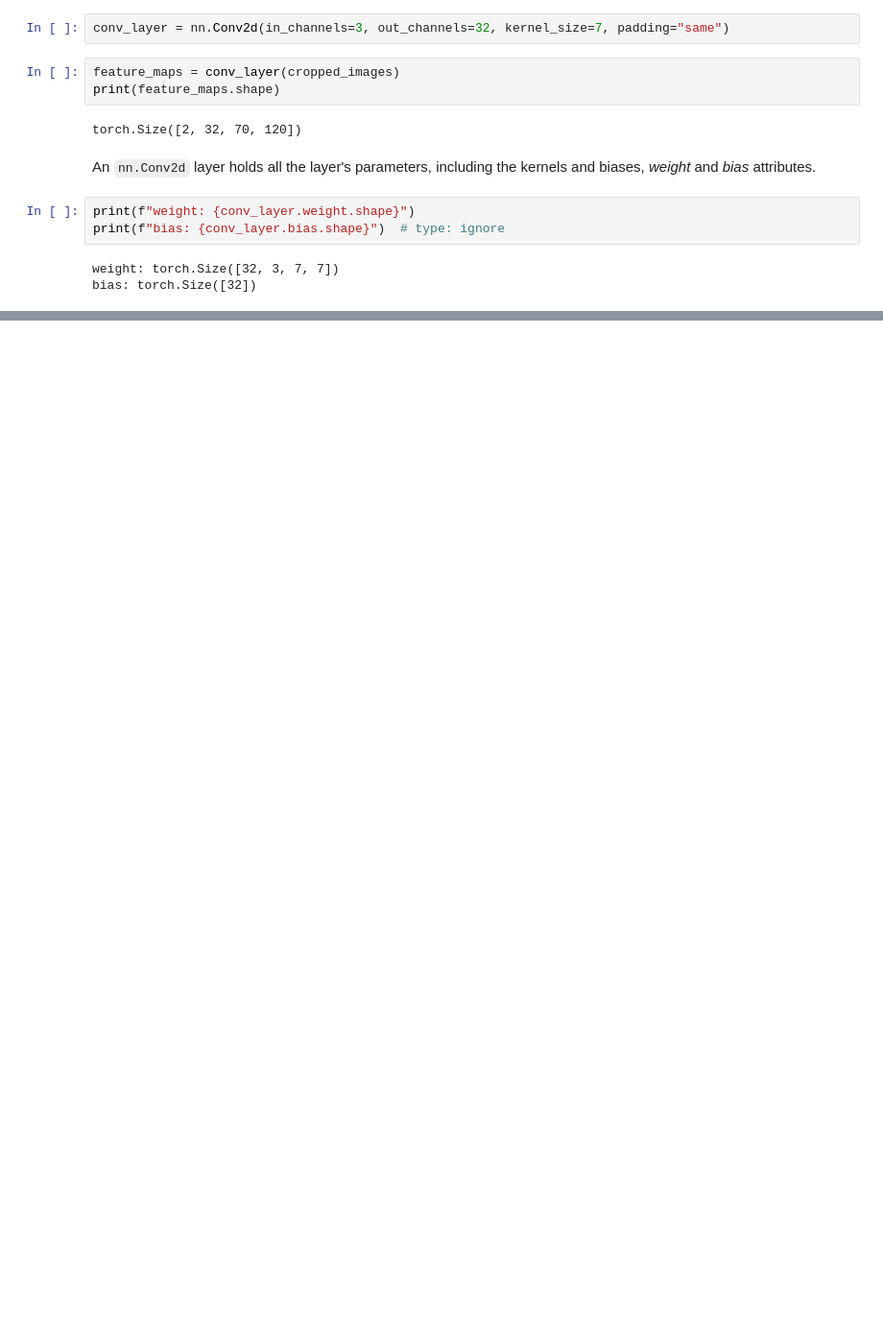
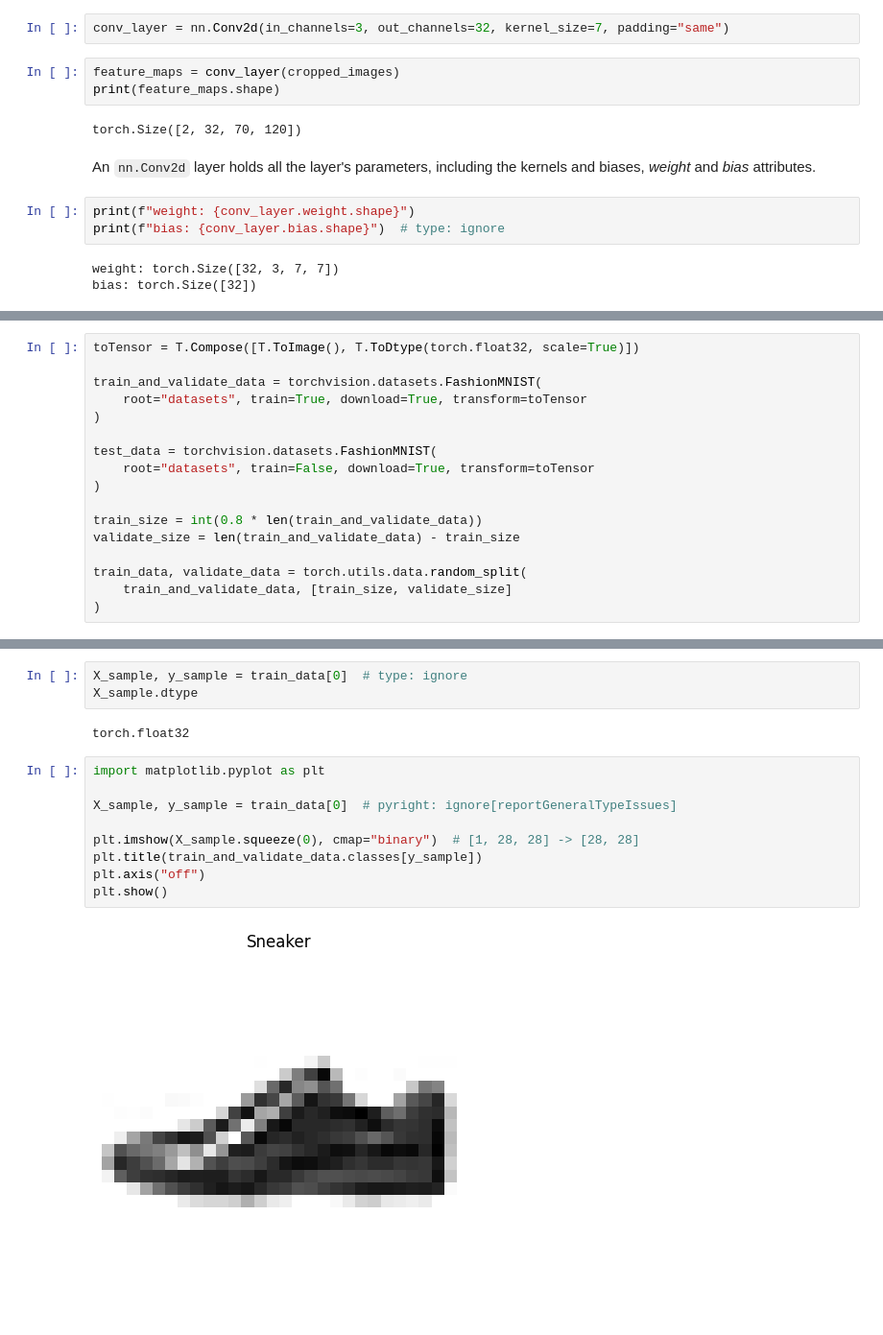
Before and after one commit to Sean-Michael/hands-on-ml-notes, a Jupyter notebook: Part-II-Neural-Networks-And-Deep-Learning/Ch-12-Deep-Computer-Vision-Using-CNNs/NOTES.ipynb, the cells around one changed output, grey strips where cells are left out. Shown at 96% size. Drawn from its saved outputs; the diff is of its cells as text; blank space fills up the shorter version.

Commit message:
training the CNN on fashion mnist

```diff
--- a/Part-II-Neural-Networks-And-Deep-Learning/Ch-12-Deep-Computer-Vision-Using-CNNs/NOTES.ipynb
+++ b/Part-II-Neural-Networks-And-Deep-Learning/Ch-12-Deep-Computer-Vision-Using-CNNs/NOTES.ipynb
@@ -88,0 +149,17 @@ bias: torch.Size([32])
+# %%
+toTensor = T.Compose([T.ToImage(), T.ToDtype(torch.float32, scale=True)])
+
+train_and_validate_data = torchvision.datasets.FashionMNIST(
+    root="datasets", train=True, download=True, transform=toTensor
+)
+
+test_data = torchvision.datasets.FashionMNIST(
+    root="datasets", train=False, download=True, transform=toTensor
+)
+
+train_size = int(0.8 * len(train_and_validate_data))
+validate_size = len(train_and_validate_data) - train_size
+
+train_data, validate_data = torch.utils.data.random_split(
+    train_and_validate_data, [train_size, validate_size]
+)
@@ -88,0 +176,16 @@ bias: torch.Size([32])
+# %%
+X_sample, y_sample = train_data[0]  # type: ignore
+X_sample.dtype
+# %% [output]
+torch.float32
+# %%
+import matplotlib.pyplot as plt
+
+X_sample, y_sample = train_data[0]  # pyright: ignore[reportGeneralTypeIssues]
+
+plt.imshow(X_sample.squeeze(0), cmap="binary")  # [1, 28, 28] -> [28, 28]
+plt.title(train_and_validate_data.classes[y_sample])
+plt.axis("off")
+plt.show()
+# %% [output]
+[figure, added]
```
Also changed, not shown: parts of 18 cells of this notebook, 2 other files.
